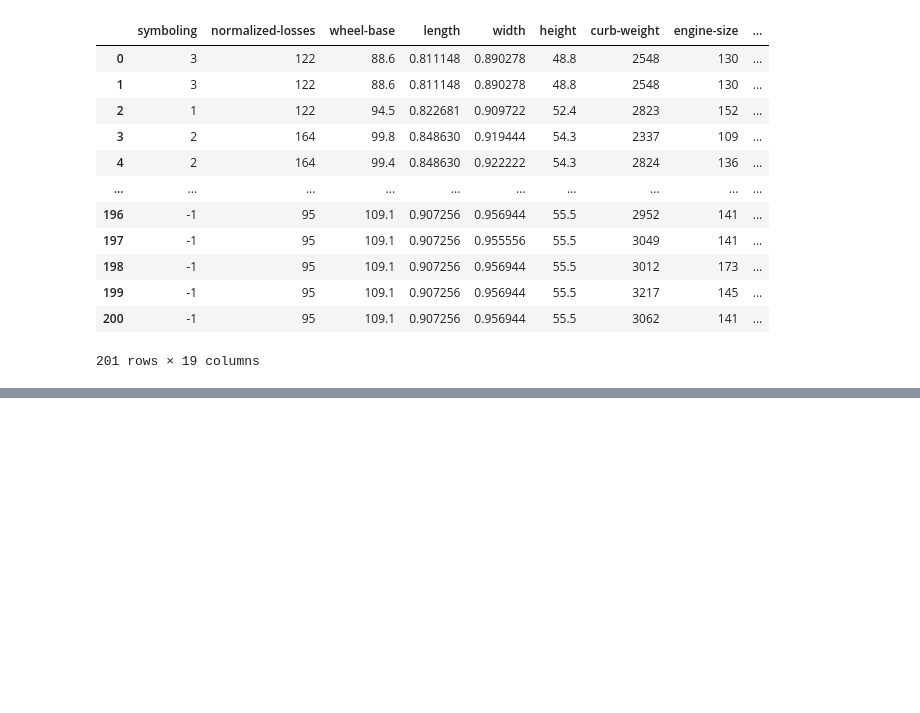
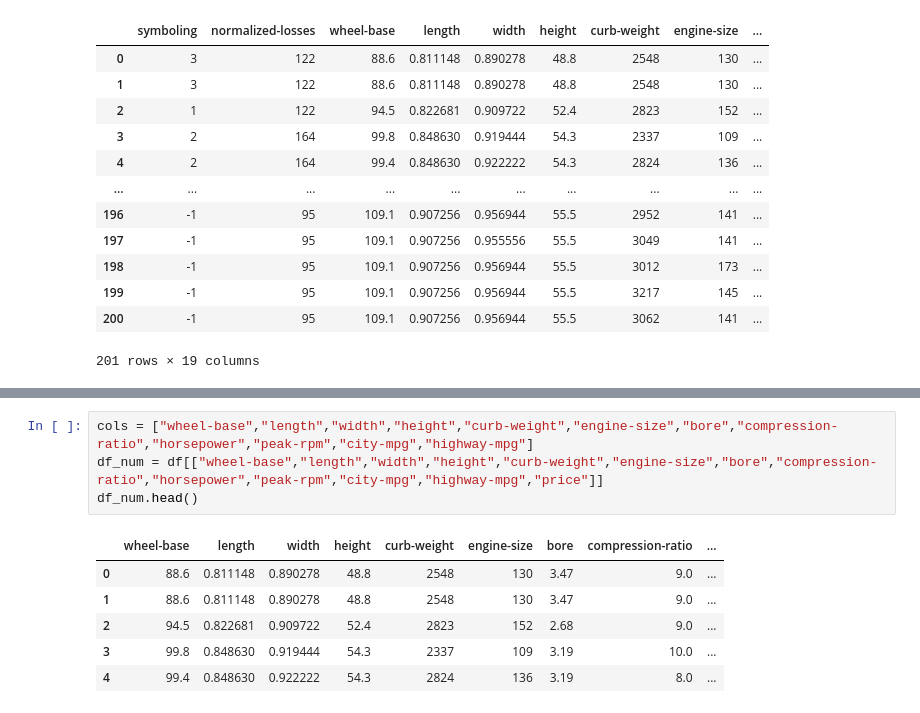
Before and after one commit to muhammad-usman147/exploratory_DataAnalysis, a Jupyter notebook: SeaBorn Analysis.ipynb, the cells around one changed output, grey strips where cells are left out. Drawn from its saved outputs; the diff is of its cells as text; blank space fills up the shorter version.

```diff
--- a/SeaBorn Analysis.ipynb
+++ b/SeaBorn Analysis.ipynb
@@ -55,0 +112,11 @@ i,j
+# %%
+cols = ["wheel-base","length","width","height","curb-weight","engine-size","bore","compression-ratio","horsepower","peak-rpm","city-mpg","highway-mpg"]
+df_num = df[["wheel-base","length","width","height","curb-weight","engine-size","bore","compression-ratio","horsepower","peak-rpm","city-mpg","highway-mpg","price"]]
+df_num.head()
+# %% [output]
+|  | wheel-base | length | width | height | curb-weight | engine-size | bore | compression-ratio | ... |
+| 0 | 88.6 | 0.811148 | 0.890278 | 48.8 | 2548 | 130 | 3.47 | 9.0 | ... |
+| 1 | 88.6 | 0.811148 | 0.890278 | 48.8 | 2548 | 130 | 3.47 | 9.0 | ... |
+| 2 | 94.5 | 0.822681 | 0.909722 | 52.4 | 2823 | 152 | 2.68 | 9.0 | ... |
+| 3 | 99.8 | 0.848630 | 0.919444 | 54.3 | 2337 | 109 | 3.19 | 10.0 | ... |
+| 4 | 99.4 | 0.848630 | 0.922222 | 54.3 | 2824 | 136 | 3.19 | 8.0 | ... |
```
Also changed, not shown: parts of 28 cells of this notebook.
